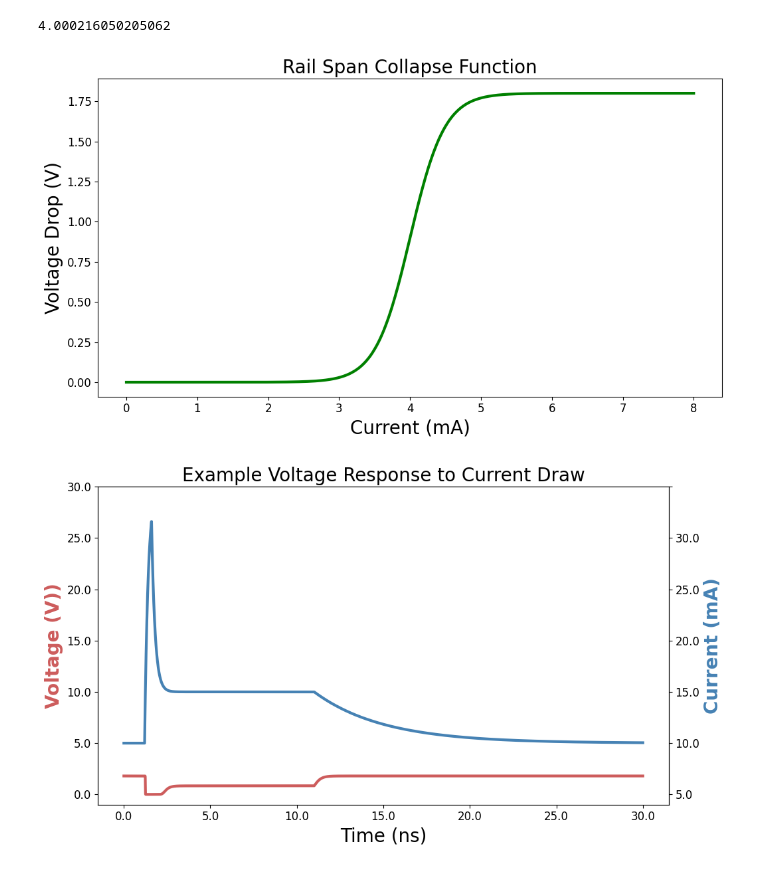
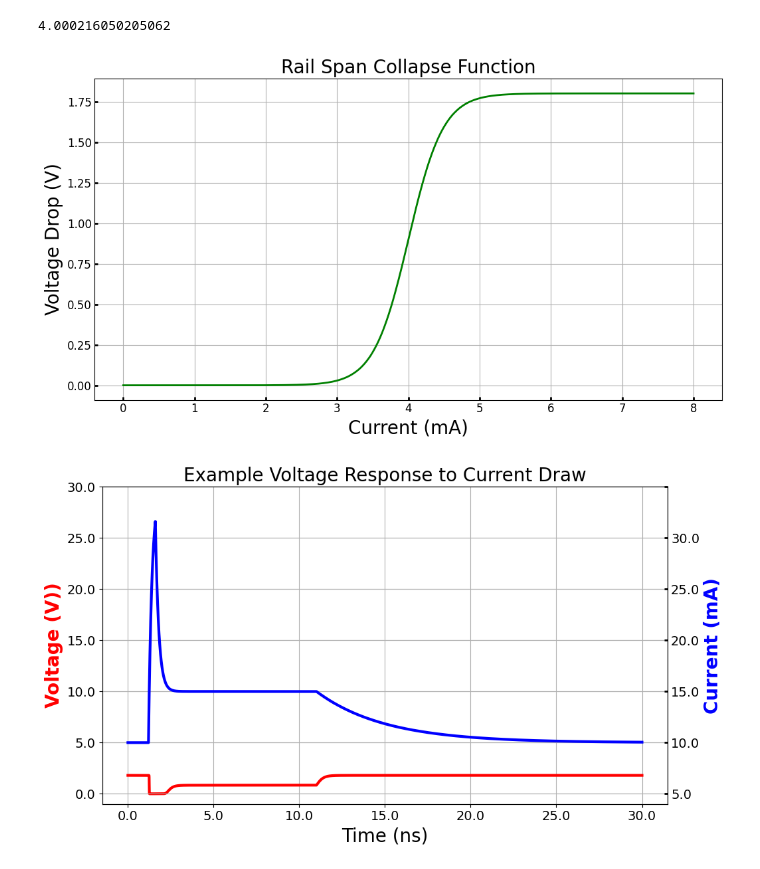
Before and after one commit to OSCRE-sim/OSCRE, a Jupyter notebook: Archive/image_gen/image_gen.ipynb, the cells around one changed output. Saved outputs shown, nothing was run; the diff lists cells and outputs as text; code cells hidden in the pictures.

```diff
--- a/Archive/image_gen/image_gen.ipynb
+++ b/Archive/image_gen/image_gen.ipynb
@@ -162,13 +232,17 @@ while I <= I_stop:
     I += I_step
 
 
-plt.plot(I_values, V_values, color='green', linewidth=3)
+plt.plot(I_values, V_values, color='green', linewidth=2)
 plt.xlabel('Current (mA)', fontsize=20)
 plt.ylabel('Voltage Drop (V)', fontsize=20)
 # plt.ylim(0, 1.9)
 # plt.xlim(0, 8)
 plt.title('Rail Span Collapse Function', fontsize=20)
 #plt.grid(True)
+plt.xticks(fontsize=14)
+plt.yticks(fontsize=14)
+plt.grid(True)
+plt.tick_params(direction='in', width='2')
 plt.xticks(fontsize=12)
 plt.yticks(fontsize=12)
 plt.tight_layout()
@@ -176,7 +250,7 @@ plt.savefig("Rail_Collapse_Function")
 plt.show()
 # %% [output]
 4.000216050205062
-[figure, old version]
+[figure, new version]
 # %%
 # rail span collapse example
 
@@ -245,38 +319,45 @@ while t <= t_stop:
 
     t_values.append(t * 1e9)
     V_values.append(V)
     I_values.append((double_exp_1(t) + double_exp_2(t)) * 1000)
     t += t_step
 
 # plt.plot(t_values, V_values, color='indianred', linewidth=2)
 # plt.plot(t_values, I_values, color='steelblue', linewidth=2)
 # plt.xlabel('Time (ns)')
 # plt.ylabel('Voltage Drop (V)')
 # plt.title('Rail Span Collapse Function')
 # plt.show()
 
 
 fig, ax1 = plt.subplots()
 
-ax1.plot(t_values, V_values, color='indianred', linewidth=3)
+ax1.plot(t_values, V_values, color='red', linewidth=3)
 ax1.set_xlabel("Time (ns)", fontsize=20)
 ax1.set_ylim(-1, 30)
-ax1.set_ylabel("Voltage (V))", color='indianred', fontsize=20, fontweight='bold')
+ax1.set_ylabel("Voltage (V))", color='red', fontsize=20, fontweight='bold')
 ax1.set_title('Example Voltage Response to Current Draw', fontsize=20)
 ax1.set_yticklabels(ax1.get_yticks(), fontsize=12)
 ax1.set_xticklabels(ax1.get_xticks(), fontsize=12)
+plt.xticks(fontsize=14)
+plt.yticks(fontsize=14)
+plt.grid(True)
 
 ax2 = ax1.twinx()
 
-ax2.plot(t_values, I_values, color='steelblue', linewidth=3)
-ax2.set_ylabel("Current (mA)", color='steelblue', fontsize=20, fontweight='bold')
+ax2.plot(t_values, I_values, color='blue', linewidth=3)
+ax2.set_ylabel("Current (mA)", color='blue', fontsize=20, fontweight='bold')
 ax2.set_yticklabels(ax2.get_yticks(), fontsize=12)
 ax2.set_ylim(-1, 30)
+plt.xticks(fontsize=14)
+plt.yticks(fontsize=14)
+plt.grid(True)
+plt.tick_params(direction='in', width='2')
 plt.tight_layout()
 plt.savefig("Rail_Collapse_Response")
 plt.show()
 # %% [output]
-[figure, old version]
+[figure, new version]
 # %%
 # plot inverter charge injection
 
```
Also changed, not shown: parts of 9 cells of this notebook, 33 other files.
